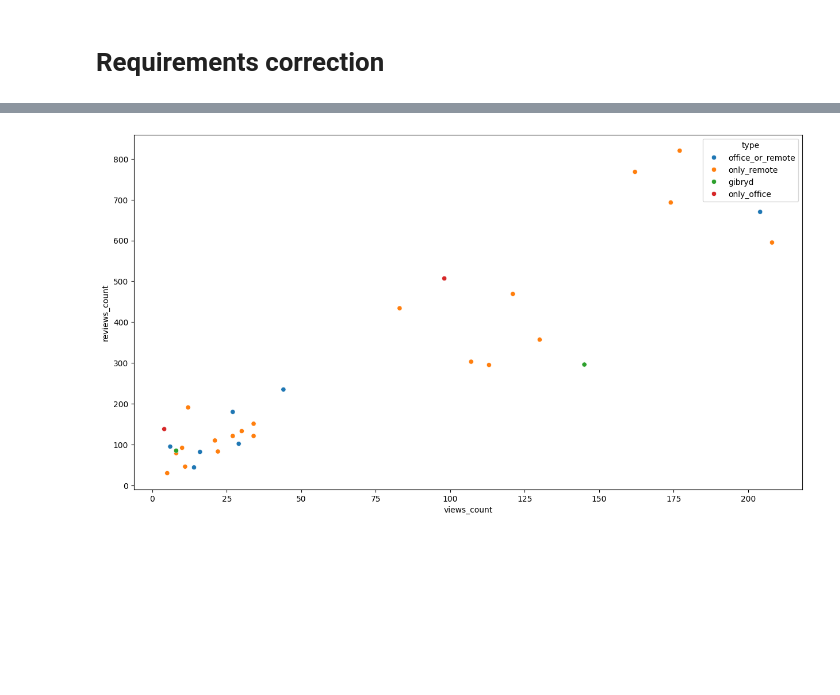
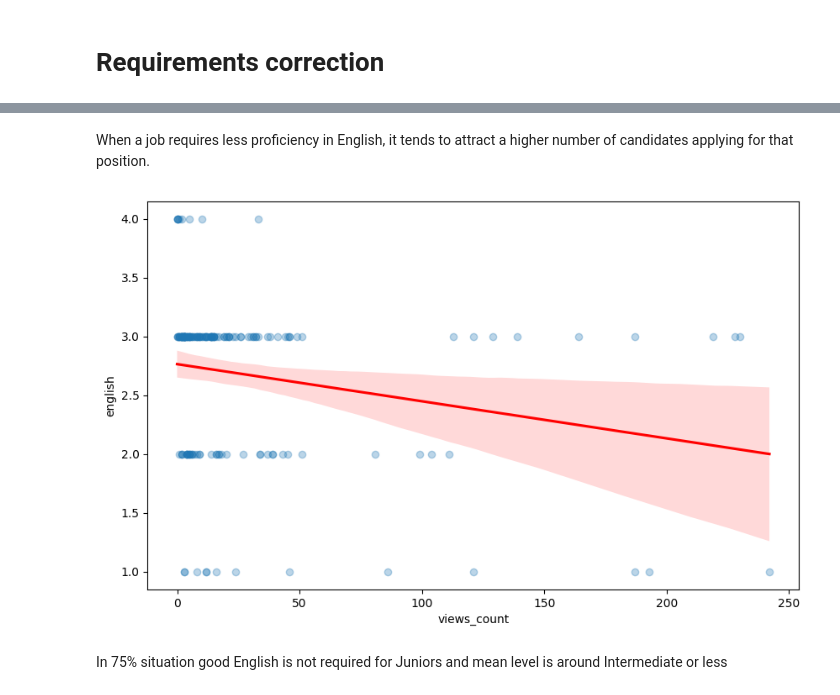
Before and after one commit to Familenko/djinni_statistic, a Jupyter notebook: analytic/main.ipynb, the cells around one changed output, grey strips where cells are left out. Cells and saved outputs as stored; diff of their text form; code cells hidden in the pictures; blank space fills up the shorter version.

```diff
--- a/analytic/main.ipynb
+++ b/analytic/main.ipynb
@@ -260,9 +265,13 @@ cleaned_df
+# %% [markdown]
+When a job requires less proficiency in English, it tends to attract a higher number of candidates applying for that position.
 # %%
-plt.figure(figsize=(15, 8))
-sns.scatterplot(data=df[(df['position'] == 'junior') | (df['position'] == 'middle')],
-                x='views_count', y='reviews_count', hue='type');
+plt.figure(figsize=(10, 6))
+sns.regplot(data=df, x='views_count', y='english', scatter_kws={'alpha':0.3}, line_kws={'color':'red'})
+plt.show()
 # %% [output]
-[figure, old version]
+[figure, new version]
+# %% [markdown]
+In 75% situation good English is not required for Juniors and mean level is around Intermediate or less
 # %%
 cleaned_df.groupby('position')['english'].describe().round(1)
 # %% [output]
```
Also changed, not shown: parts of 31 cells of this notebook, 4 other files.
